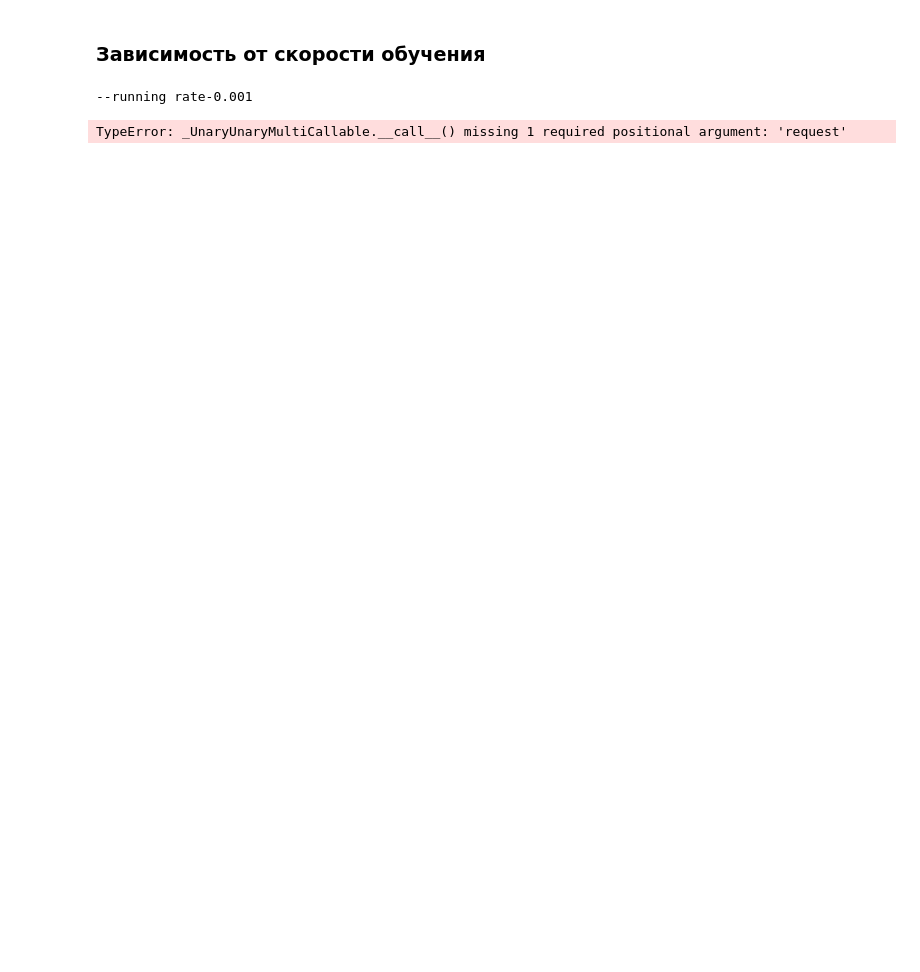
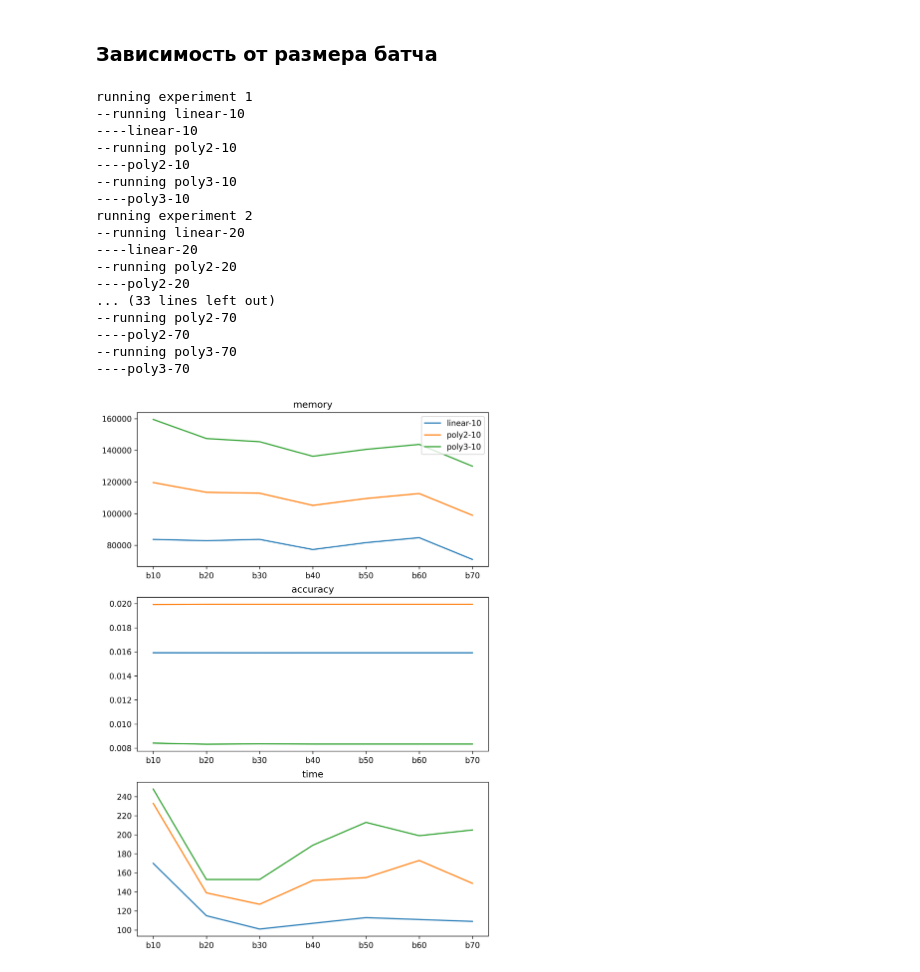
Before and after one commit to Vaniog/lirego, a Jupyter notebook: benchmark/benchmarks.ipynb, the cells around one changed output. Drawn from its saved outputs; the diff is of its cells as text; code cells hidden in the pictures; blank space fills up the shorter version.

```diff
--- a/benchmark/benchmarks.ipynb
+++ b/benchmark/benchmarks.ipynb
@@ -9,28 +9,52 @@ from lab3.benchmark.benchmark_result import train_and_test, BenchmarkResult
+# %%
+name = "deg_ndim.csv"
+_, train, test = generate(name,
+                          GeneratorConfig(dim=1, rows=200, noize=0.1, functions=[lambda x: x,], split=(0.7, 0.3), dist_x=1, dist_y=1))
+# plot_dataset("../internal/test-data/train.deg_1dim.csv")
 # %% [markdown]
-### Зависимость от скорости обучения
+### Зависимость от размера батча
 # %%
-name = "learning_rate_1dim.csv"
-_, train, test = generate(name,
-                          GeneratorConfig(dim=1, rows=200, noize=2, functions=Functions.LINEAR, split=(0.7, 0.3)))
+names = []
 
 
-def experiment(idx):
-    rate = 0.001 * (idx ** 2)
-    f = lambda: train_and_test("Test learning rate", test, TrainRequest(
+def experiment(idx, bsize, name):
+    deg = idx
+    f = lambda: train_and_test(name, f"../internal/test-data/{test}", TrainRequest(
         path=train,
-        trainerConfig=TrainerConfig(type="GreedyTrainer", params=[0.01, 100000, rate]),
-        modelConfig=ModelConfig(type="LinearModel", regularizator="EmptyRegularizator", loss="MSELoss"),
+        trainerConfig=TrainerConfig(type="BatchTrainer", params=[bsize, 5000, 0, 0.001]),
+        modelConfig=ModelConfig(type="PolynomialModel", regularizator="EmptyRegularizator", loss="MSELoss",
+                                otherParams=[deg]),
     ))
-    f.__name__ = f"rate-{rate}"
+    f.__name__ = name
     return f
 
 
-fs = []
-for i in range(1, 10):
-    fs.append(experiment(i))
+res = []
+for i in range(1, 8):
+    names.append(f"b{i * 10}")
+    bsize = i * 10 if i > 0 else 1
+    res.append([experiment(1, bsize, f"linear-{bsize}"), experiment(2, bsize, f"poly2-{bsize}"),
+                experiment(3, bsize, f"poly3-{bsize}")])
 
-r = BenchmarkResult.compare(fs)
-r.top(*r.all(), total=False)
+br = BenchmarkResult.series(res)
+# br.top(*br.results[0].parameters())
+BenchmarkResult.plot_results(br, ("memory", "accuracy", "time"), names)
 # %% [output]
---running rate-0.001
+running experiment 1
+--running linear-10
+----linear-10
+--running poly2-10
+----poly2-10
+--running poly3-10
+----poly3-10
+running experiment 2
+--running linear-20
+----linear-20
+--running poly2-20
+----poly2-20
+... (33 lines left out)
+--running poly2-70
+----poly2-70
+--running poly3-70
+----poly3-70
-TypeError: _UnaryUnaryMultiCallable.__call__() missing 1 required positional argument: 'request'
+[figure, added]
```
Also changed, not shown: parts of 9 cells of this notebook, 5 other files.
